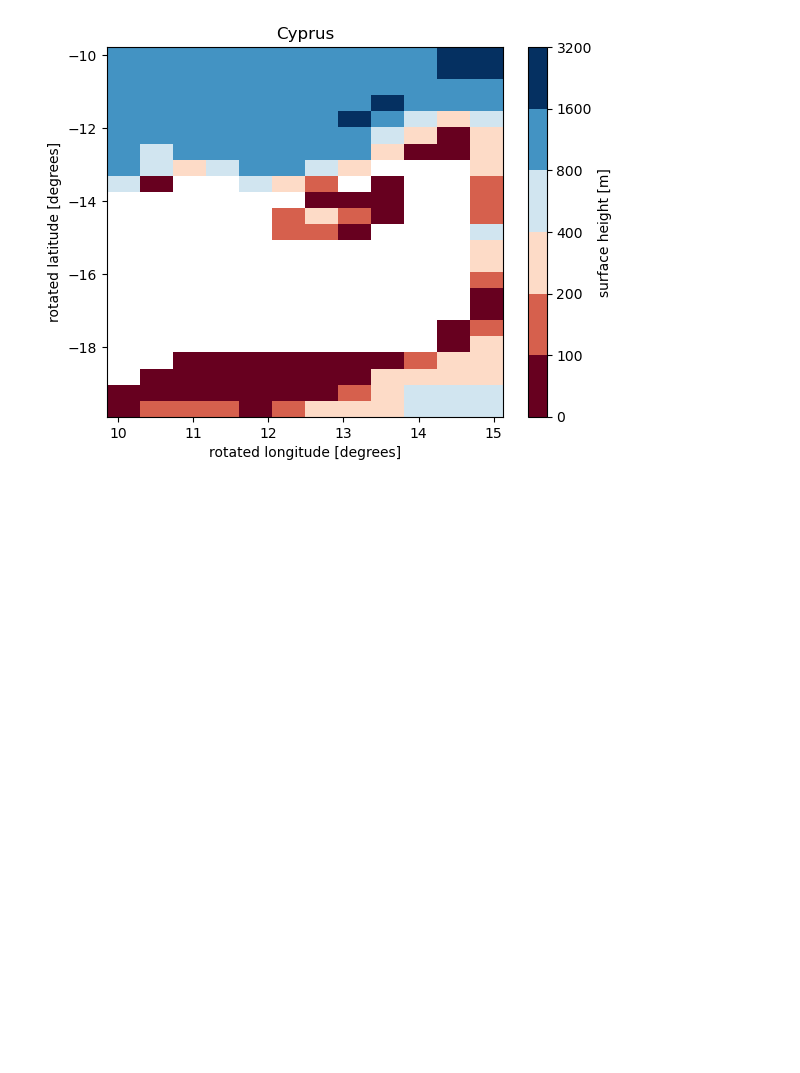
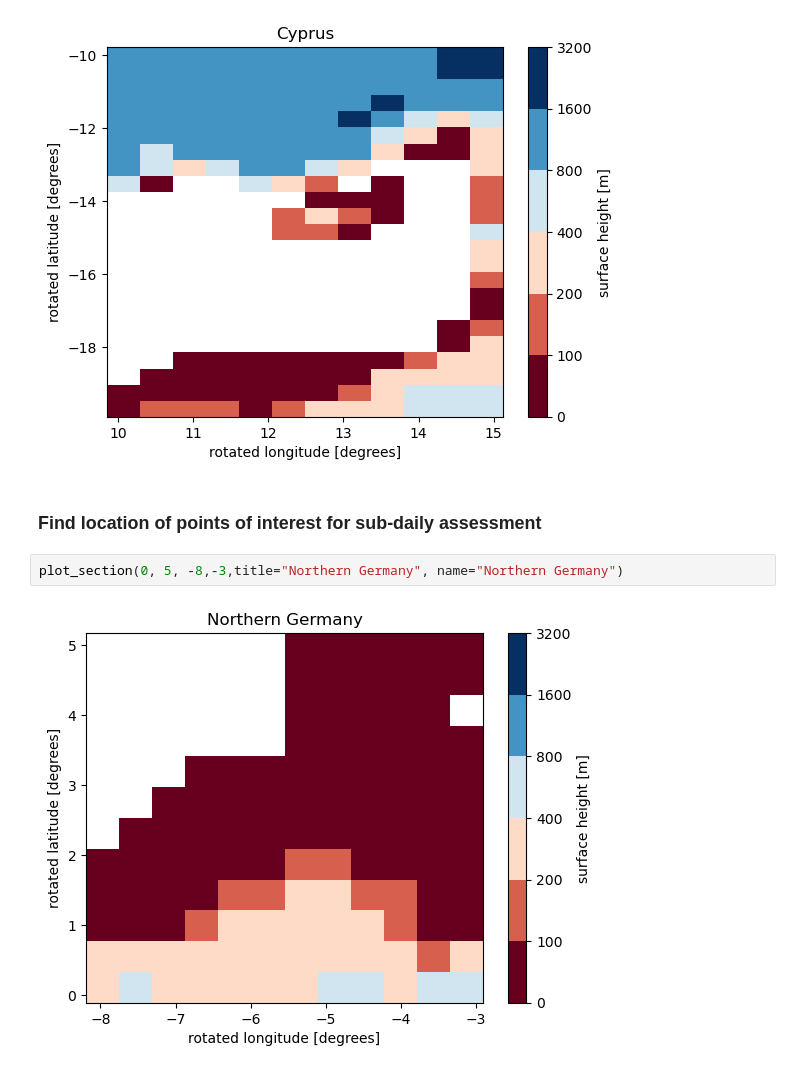
Before and after one commit to jwohland/lucas_3dwinds, a Jupyter notebook: notebooks/10_casestudy_definitions.ipynb, the cells around one changed output. Saved outputs shown, nothing was run; the diff lists cells and outputs as text; blank space fills up the shorter version.

```diff
--- a/notebooks/10_casestudy_definitions.ipynb
+++ b/notebooks/10_casestudy_definitions.ipynb
@@ -36,3 +36,9 @@ plot_section(-20, -10, 0, 10, title="Crete", name = "Crete")
 plot_section(-20, -10, 10, 15, title="Cyprus")
 # %% [output]
 [figure]
+# %% [markdown]
+### Find location of points of interest for sub-daily assessment
+# %%
+plot_section(0, 5, -8,-3,title="Northern Germany", name="Northern Germany")
+# %% [output]
+[figure, added]
```
Also changed, not shown: parts of 5 cells of this notebook, 1 other file.
